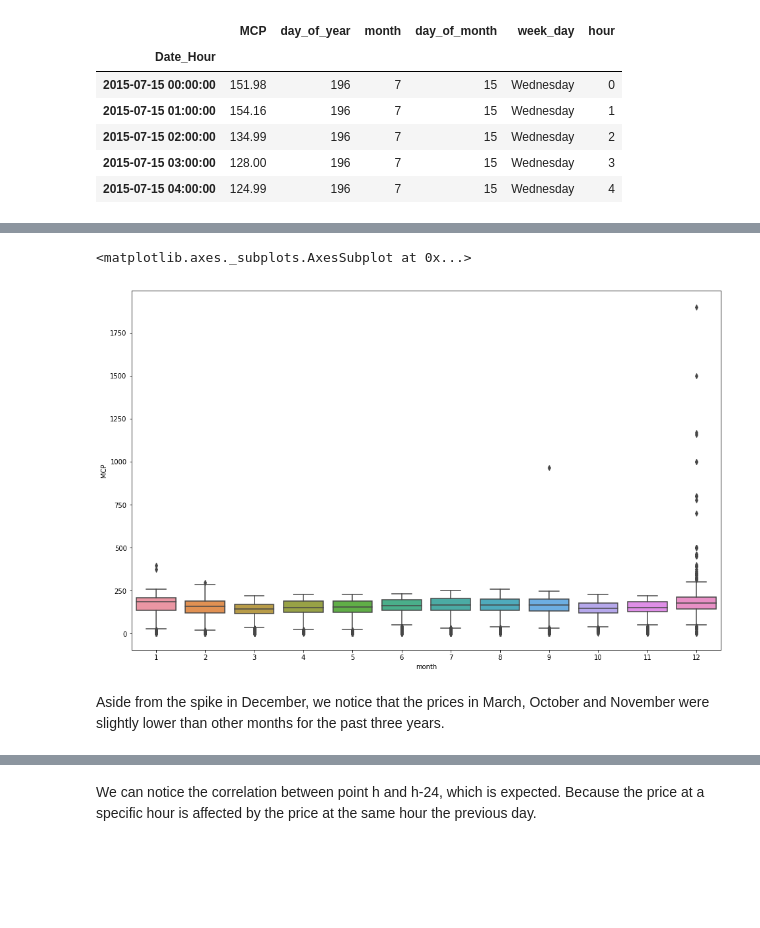
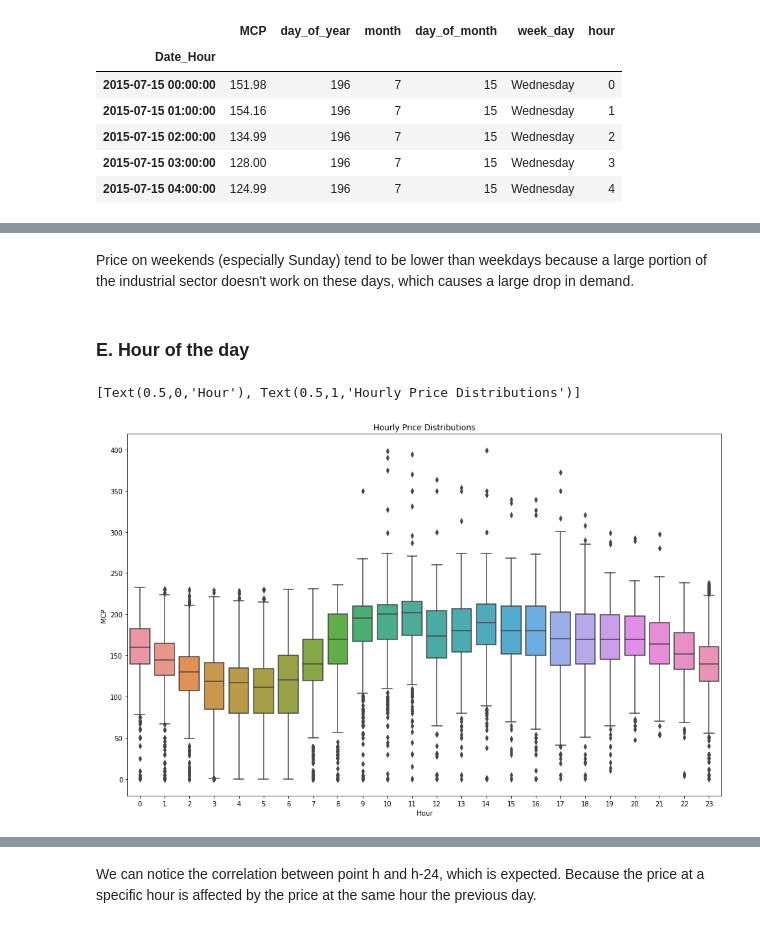
Before and after one commit to Mo-Saif/Turkish-Electricity-Market, a Jupyter notebook: MCP Exploratory Analysis Files/MCP Exploratory Analysis.ipynb, the cells around one changed output, grey strips where cells are left out. Drawn from its saved outputs; the diff is of its cells as text; code cells hidden in the pictures; blank space fills up the shorter version.

```diff
--- a/MCP Exploratory Analysis Files/MCP Exploratory Analysis.ipynb
+++ b/MCP Exploratory Analysis Files/MCP Exploratory Analysis.ipynb
@@ -91,0 +167,3 @@ We can see that there is an upward trend in the electricity price over time. We
+# %%
+df.loc[df['MCP'] > 400, 'MCP'] = np.nan  # Removing the values
+df.interpolate(inplace=True)  # Replacing them with interpolated values
@@ -116,9 +278,11 @@ In the 30s we can see some increase in the price. Towards the end of the year, t
+# %% [markdown]
+Price on weekends (especially Sunday) tend to be lower than weekdays because a large portion of the industrial sector doesn't work on these days, which causes a large drop in demand.
+# %% [markdown]
+### E. Hour of the day
 # %%
-# Does the month of the year affect the electricity price?
+# Does the hour of the day affect the electricity price?
 fig, ax = plt.subplots(figsize=(16, 10))
-sns.boxplot(x='month', y='MCP', data=df, ax=ax)
+sns.boxplot(x='hour', y='MCP', data=df, ax=ax).set(xlabel='Hour', title="Hourly Price Distributions")
 # %% [output]
-<matplotlib.axes._subplots.AxesSubplot at 0x...>
+[Text(0.5,0,'Hour'), Text(0.5,1,'Hourly Price Distributions')]
-[figure, old version]
+[figure, new version]
-# %% [markdown]
-Aside from the spike in December, we notice that the prices in March, October and November were slightly lower than other months for the past three years.
```
Also changed, not shown: parts of 100 cells of this notebook, 5 other files.
